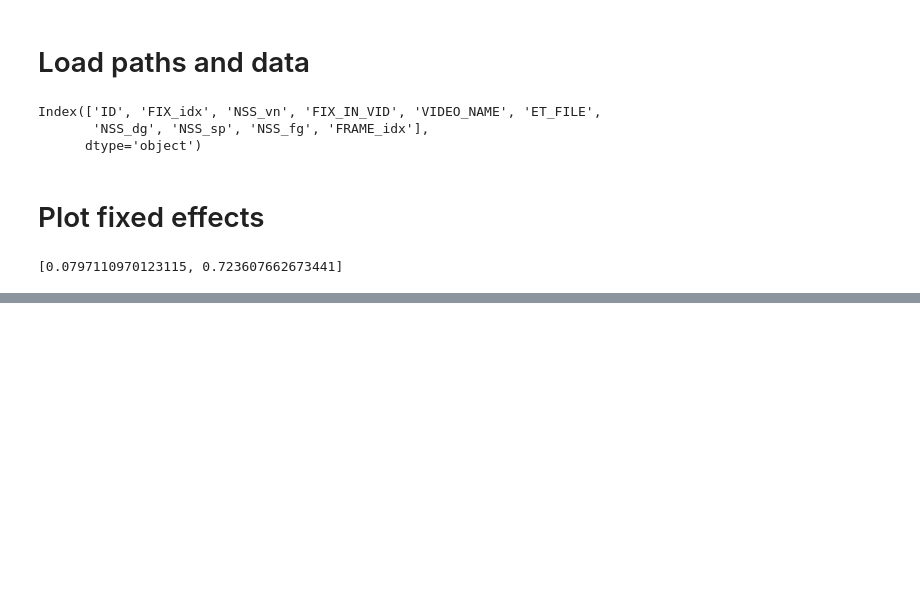
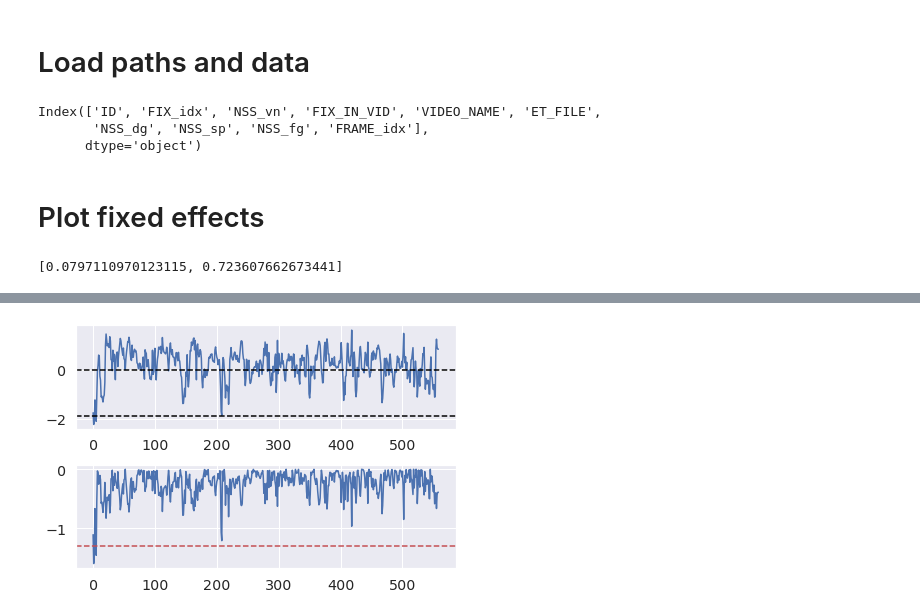
Before and after one commit to gastonbujia/SaliencyADHD, a Jupyter notebook: notebooks/results-models.ipynb, the cells around one changed output, grey strips where cells are left out. Saved outputs shown, nothing was run; the diff lists cells and outputs as text; code cells hidden in the pictures; blank space fills up the shorter version.

```diff
--- a/notebooks/results-models.ipynb
+++ b/notebooks/results-models.ipynb
@@ -89,0 +100,4 @@ d = create_coefficients_table()
+# %%
+plot_coefficients_frames(models_path=models_path, coef_name=['ADHDCategoryADHD-C'])
+# %% [output]
+[figure, added]
```
Also changed, not shown: parts of 6 cells of this notebook, 3 other files.
